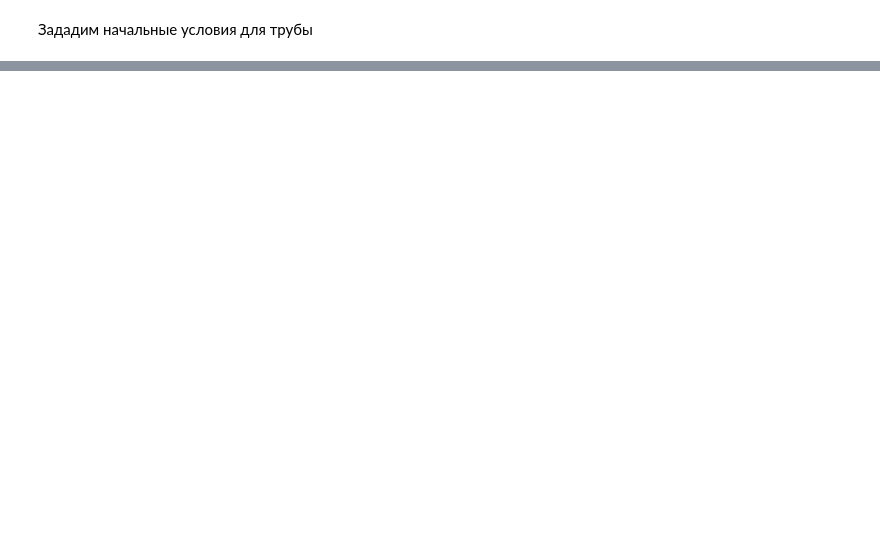
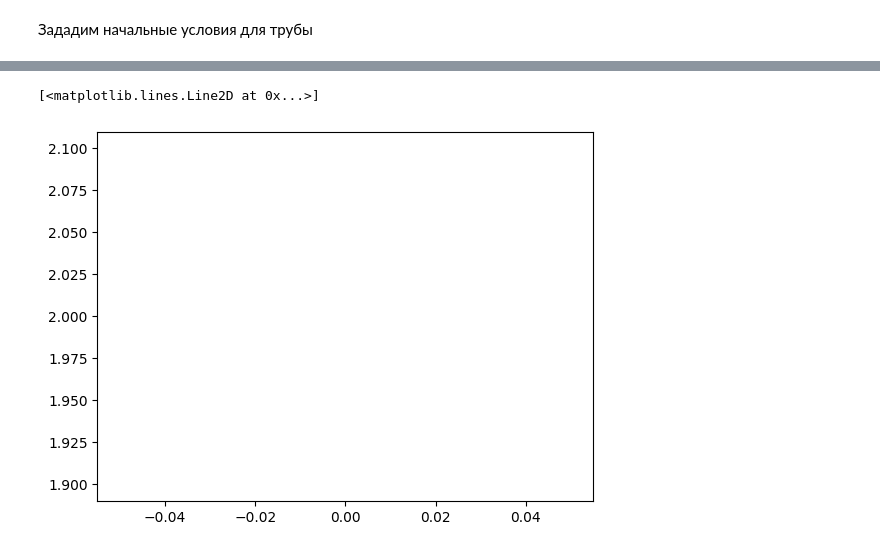
Before and after one commit to GertCell/PhysDep, a Jupyter notebook: GasDyn/Task 2 ShockWave.ipynb, the cells around one changed output, grey strips where cells are left out. Cells and saved outputs as stored; diff of their text form; code cells hidden in the pictures; blank space fills up the shorter version.

```diff
--- a/GasDyn/Task 2 ShockWave.ipynb
+++ b/GasDyn/Task 2 ShockWave.ipynb
@@ -149,2 +143,5 @@ ValueError: setting an array element with a sequence.
 # %%
-plt.plot(Q)
+plt.plot(2)
+# %% [output]
+[<matplotlib.lines.Line2D at 0x...>]
+[figure, added]
```
Also changed, not shown: parts of 3 cells of this notebook.
